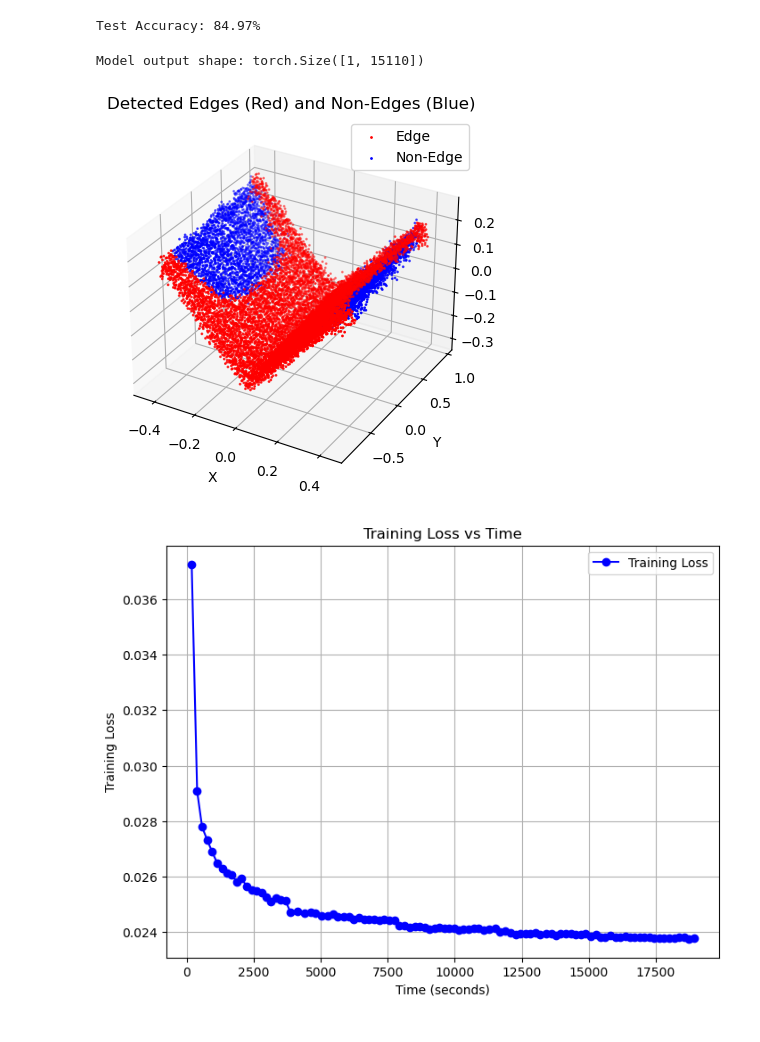
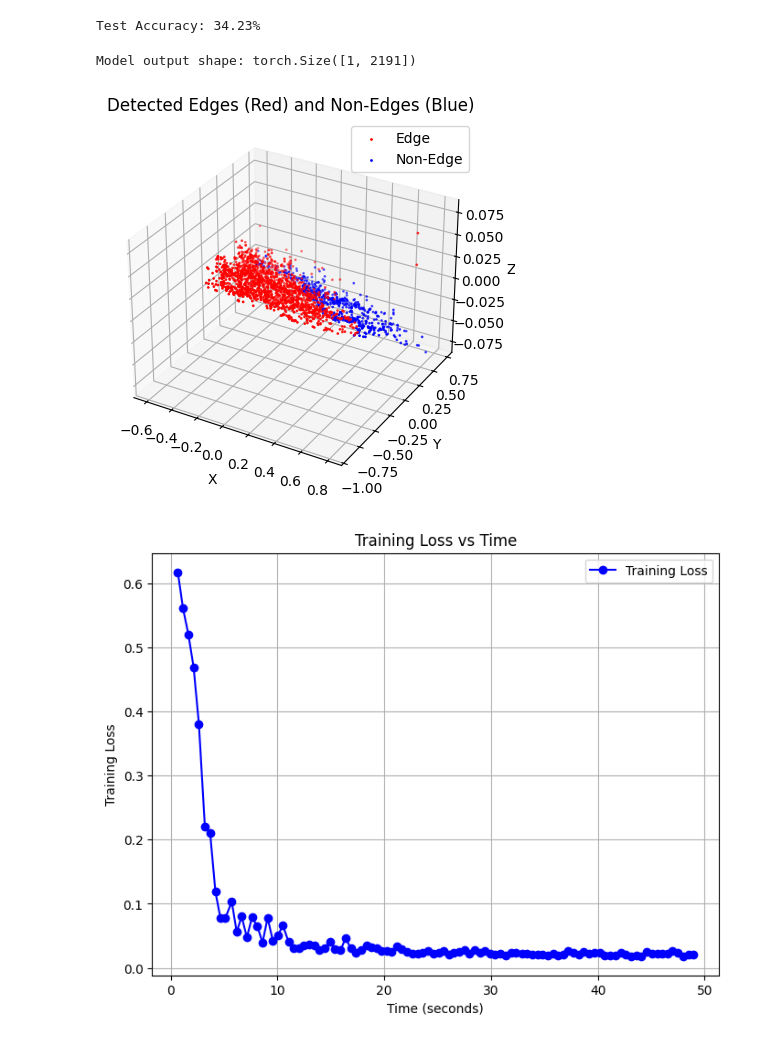
Before and after one commit to ItsShriks/RnD, a Jupyter notebook: PointNetSeg.ipynb, the cells around one changed output. Drawn from its saved outputs; the diff is of its cells as text; code cells hidden in the pictures.

```diff
--- a/PointNetSeg.ipynb
+++ b/PointNetSeg.ipynb
@@ -340,7 +404,7 @@ model.to(device)
 model.eval()
 
 # Load the test data
-test_file = '/home/jovyan/dlrv_project_ws/test_pico_2024-07-04_215824.npy' #provide appropriate test data location
+test_file = '/home/jovyan/RnD/dataset_npy/dataset_csf/chunk_49.npy' #provide appropriate test data location
 test_data = np.load(test_file)
 test_points = torch.tensor(test_data[:, :3], dtype=torch.float32)
 test_labels = torch.tensor(test_data[:, 3], dtype=torch.float32)
@@ -375,7 +439,7 @@ print(f'Test Accuracy: {test_accuracy * 100:.2f}%')
 
 # dlrv_project_ws/test_pico_2024-07-04_215824.npy
 # %% [output]
-Test Accuracy: 84.97%
+Test Accuracy: 34.23%
 # %%
 # Function to plot the point cloud with predicted edge and non-edge points
 def plot_point_cloud_with_predictions(points, predictions):
@@ -413,45 +477,45 @@ def plot_point_cloud_with_predictions(points, predictions):
     plt.show()
 
 # provide Test point cloud file path
-test_file = '/home/jovyan/dlrv_project_ws/test_Schmersal_AM-T100_2024-07-04_215814.npy'
+test_file = '/home/jovyan/RnD/dataset_npy/dataset_csf/chunk_49.npy'
 
 # Load the test point cloud
 data = np.load(test_file)
 points = data[:, :3]
 
 
 points = normalize_point_cloud(points)
 
 
 points_tensor = torch.FloatTensor(points).unsqueeze(0).to(device)
 
 model = PointNetPlusPlus().to(device)
 model.load_state_dict(torch.load('edgesegment_pointnet_model.pth')) #load the model using correct path
 with torch.no_grad():
     outputs = model(points_tensor)
     print(f"Model output shape: {outputs.shape}")
 
 
     if outputs.ndimension() == 3:
         outputs = outputs.squeeze(-1)
 
     predictions = torch.round(torch.sigmoid(outputs)).squeeze()  # [num_points]
 
 
 if predictions.ndimension() == 1:
     predictions = predictions.cpu().numpy()
 else:
     predictions = predictions.squeeze().cpu().numpy()
 
 
 # Plot the point cloud with predicted edges and non-edges
 plot_point_cloud_with_predictions(points, predictions)
 # %% [output]
-Model output shape: torch.Size([1, 15110])
+Model output shape: torch.Size([1, 2191])
-[figure, old version]
+[figure, new version]
 # %%
 
-file_path= r'/home/jovyan/dlrv_project_ws/training_time_vs_loss.csv' #provide the correct filepath for the same
+file_path= r'/home/jovyan/RnD/training_time_vs_loss.csv' #provide the correct filepath for the same
 data = pd.read_csv(file_path)
 
 # Plot training loss vs time
@@ -464,4 +528,4 @@ plt.legend()
 plt.grid(True)
 plt.show()
 # %% [output]
-[figure, old version]
+[figure, new version]
```
Also changed, not shown: parts of 2 cells of this notebook, 3 other files.
